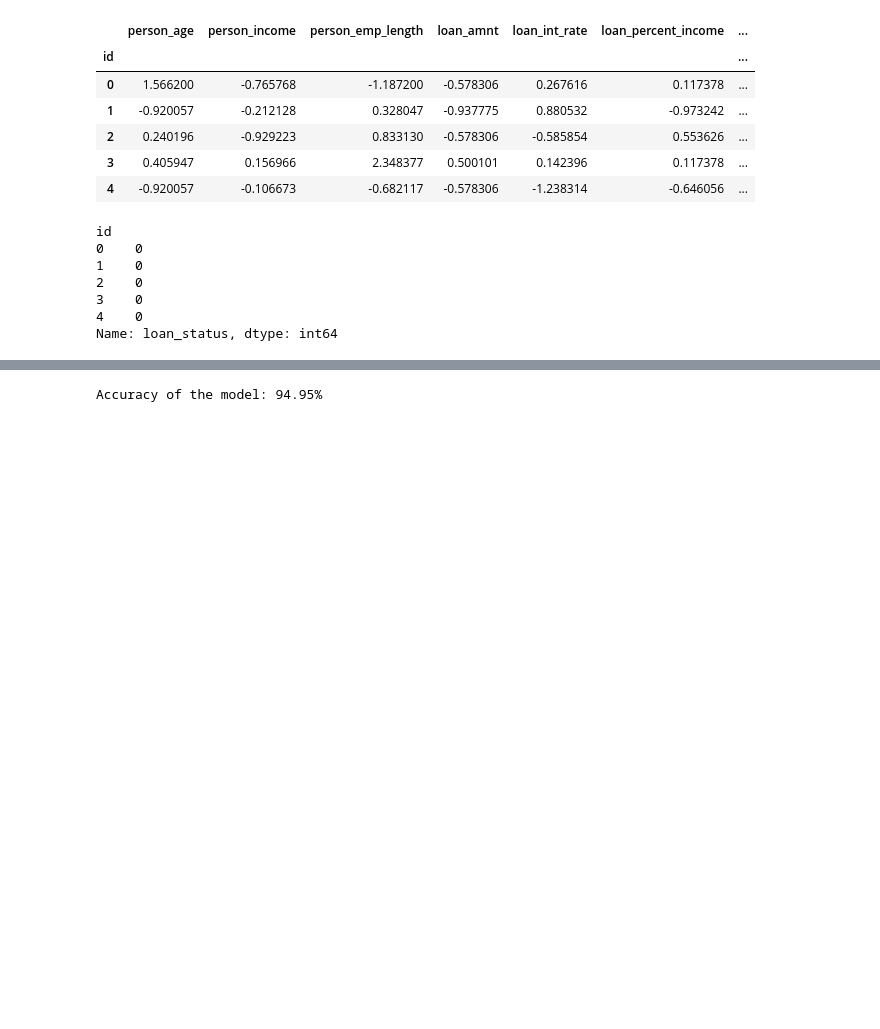
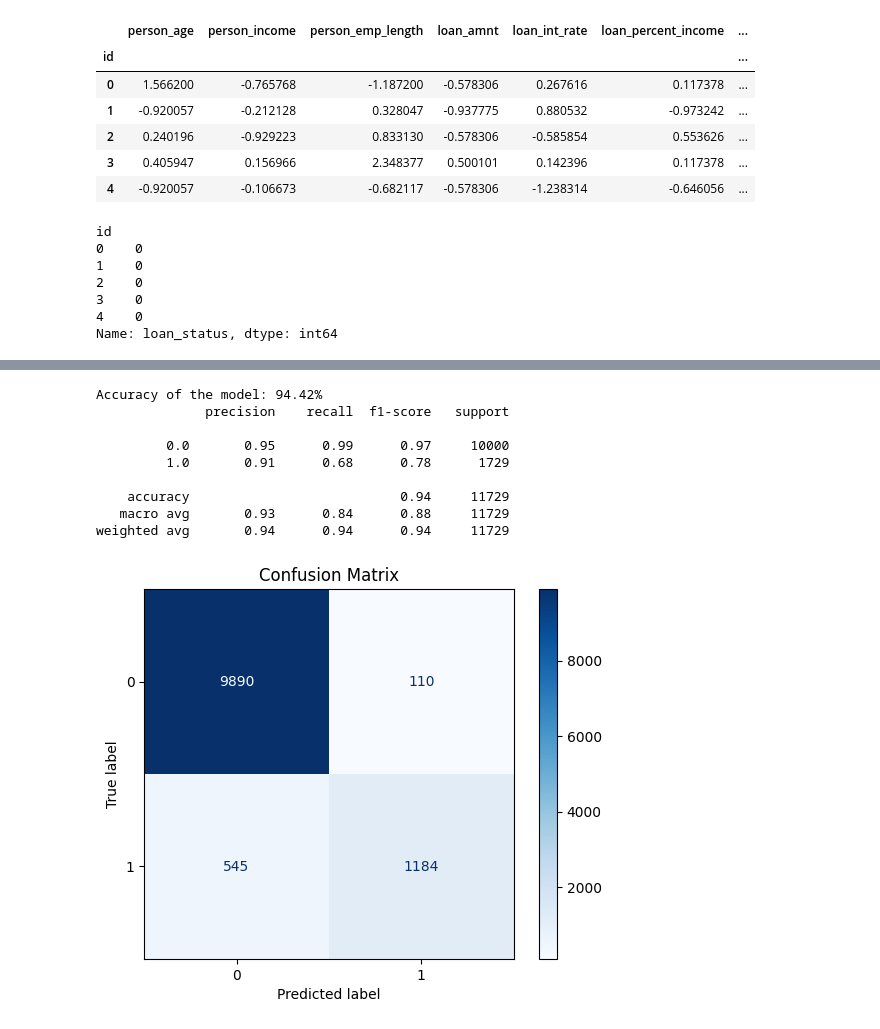
Before and after one commit to GianfriShow/ExperisAcademy_DataScience_AlessioManfredi, a Jupyter notebook: 03_10/loan_approval_exercise.ipynb, the cells around one changed output, grey strips where cells are left out. Cells and saved outputs as stored; diff of their text form; code cells hidden in the pictures; blank space fills up the shorter version.

```diff
--- a/03_10/loan_approval_exercise.ipynb
+++ b/03_10/loan_approval_exercise.ipynb
@@ -116,8 +117,10 @@ class TabularDataset(Dataset):
     def __getitem__(self, idx):
         return self.features[idx], self.labels[idx]
 # %%
-dataset = TabularDataset(x_train, y_train)
-train_loader = DataLoader(dataset, batch_size=64, shuffle=True)
+train_dataset = TabularDataset(x_train, y_train)
+test_dataset = TabularDataset(x_test, y_test)
+train_loader = DataLoader(train_dataset, batch_size=64, shuffle=True)
+test_loader = DataLoader(test_dataset, batch_size=64, shuffle=False)
 # %%
 class BinaryTabularNN(nn.Module):
     def __init__(self, input_size):
@@ -166,18 +169,43 @@ Epoch [10/10], Loss: 0.1746
 # %%
 model.eval()
 correct = 0
 total = 0
+all_labels = []
+all_predictions = []
 with torch.no_grad():
-    for features, labels in train_loader:
+    for features, labels in test_loader:
         outputs = model(features)
         probabilities = torch.sigmoid(outputs)  # Apply sigmoid to get probabilities
         predicted = (probabilities > 0.5).float()  # Convert probabilities to binary predictions
 
         total += labels.size(0)
         correct += (predicted.view(-1) == labels.view(-1)).sum().item()  # Compare with original labels
 
+        all_labels.extend(labels.numpy())  # Collect actual labels
+        all_predictions.extend(predicted.numpy())  # Collect predicted labels
+
+all_labels = np.array(all_labels)
+all_predictions = np.array(all_predictions)
+
+cm = confusion_matrix(all_labels, all_predictions)
+
 print(f'Accuracy of the model: {100 * correct / total:.2f}%')
+print(classification_report(all_labels, all_predictions))
+
+disp = ConfusionMatrixDisplay(confusion_matrix=cm, display_labels=[0, 1])
+disp.plot(cmap=plt.cm.Blues)
+plt.title("Confusion Matrix")
+plt.show()
 # %% [output]
-Accuracy of the model: 94.95%
+Accuracy of the model: 94.42%
+              precision    recall  f1-score   support
+
+         0.0       0.95      0.99      0.97     10000
+         1.0       0.91      0.68      0.78      1729
+
+    accuracy                           0.94     11729
+   macro avg       0.93      0.84      0.88     11729
+weighted avg       0.94      0.94      0.94     11729
+[figure, added]
 # %%
 torch.save(model.state_dict(), 'loan_approval.pth')
```
Also changed, not shown: parts of 2 cells of this notebook, 1 other file.
